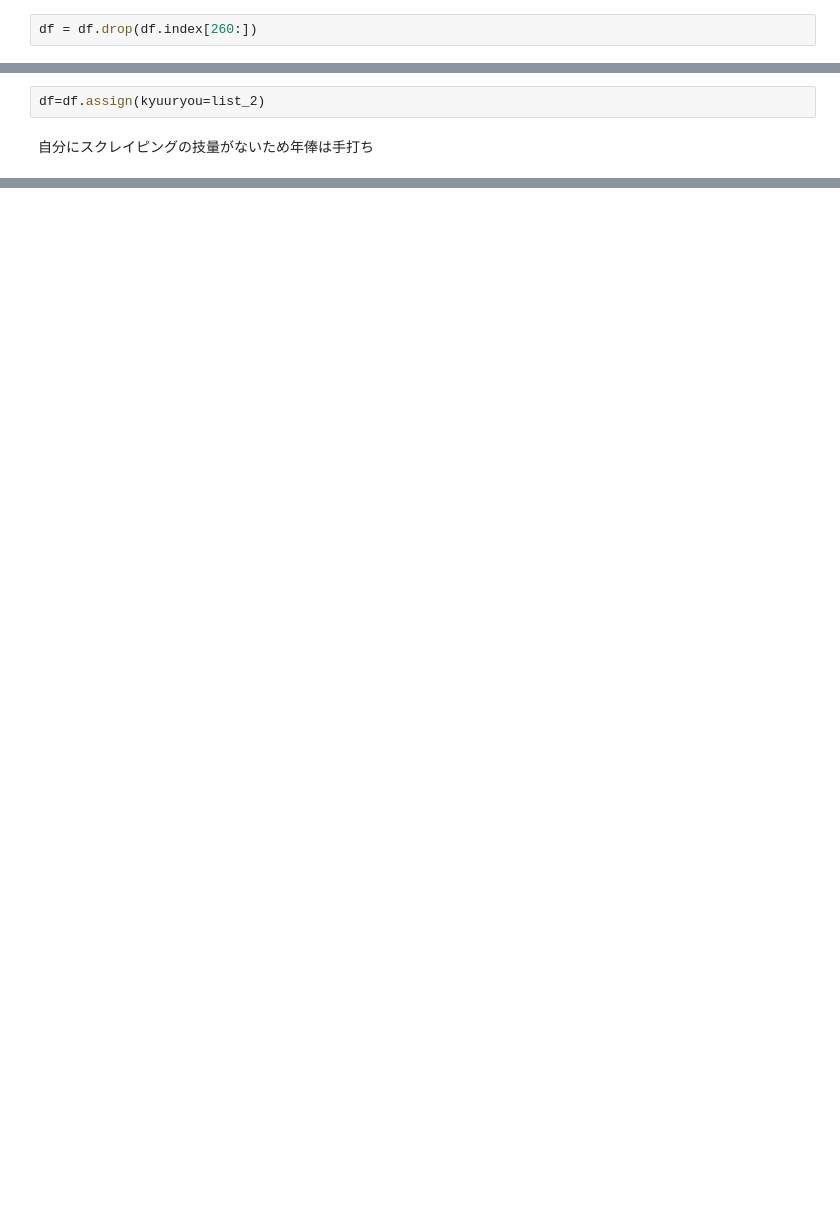
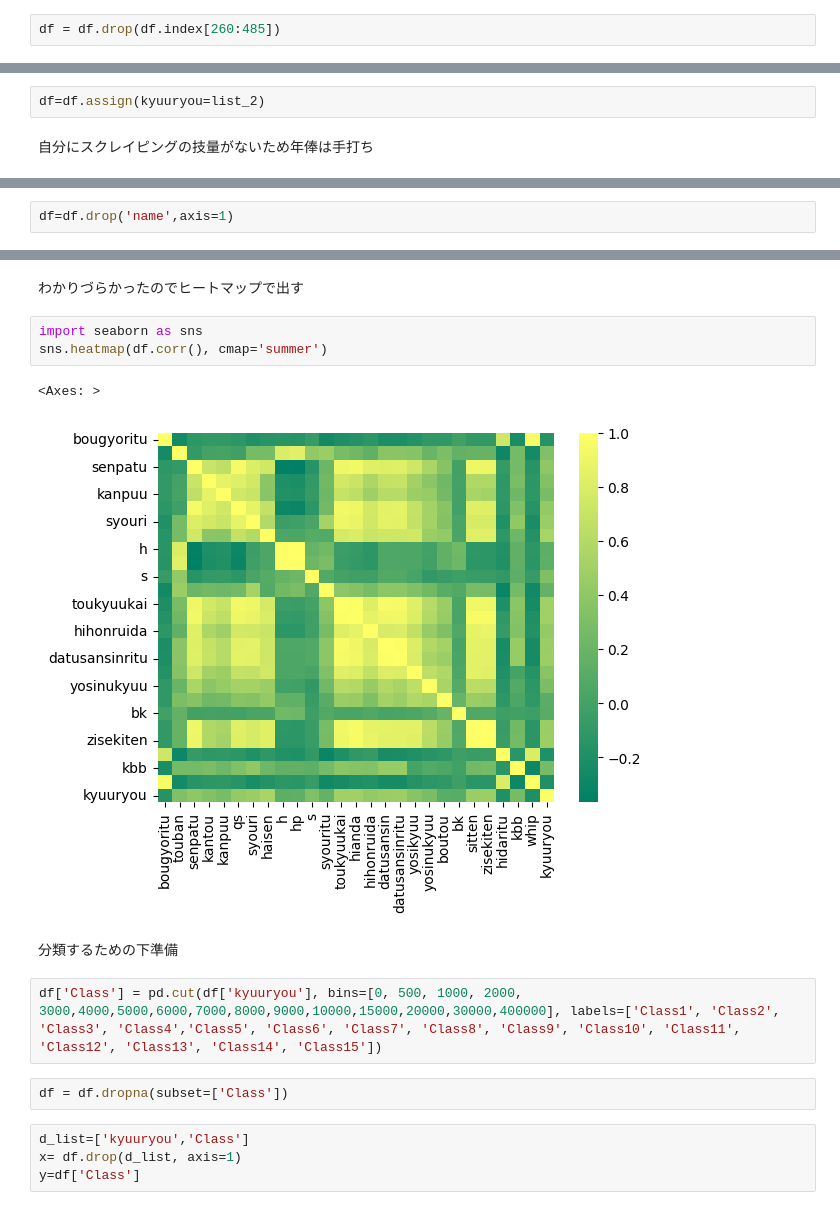
Before and after one commit to kurodaakito/msp_final, a Jupyter notebook: Untitled-1.ipynb, the cells around one changed output, grey strips where cells are left out. Drawn from its saved outputs; the diff is of its cells as text; blank space fills up the shorter version.

```diff
--- a/Untitled-1.ipynb
+++ b/Untitled-1.ipynb
@@ -143,7 +200,7 @@ pd.set_option('display.max_columns', 1000)
 # %% [markdown]
 パリーグとセリーグではdh制の採用有無という違いがあるため、パリーグを除く。
 # %%
-df = df.drop(df.index[260:])
+df = df.drop(df.index[260:485])
 # %% [markdown]
 海外からの選手は結果に変に影響してしまうと考え除外する
 # %%
@@ -185,0 +219,2 @@ print(df[['name', 'kyuuryou']])
+# %%
+df=df.drop('name',axis=1)
@@ -187,0 +243,18 @@ df
+# %% [markdown]
+わかりづらかったのでヒートマップで出す
+# %%
+import seaborn as sns
+sns.heatmap(df.corr(), cmap='summer')
+# %% [output]
+<Axes: >
+[figure, added]
+# %% [markdown]
+分類するための下準備
+# %%
+df['Class'] = pd.cut(df['kyuuryou'], bins=[0, 500, 1000, 2000, 3000,4000,5000,6000,7000,8000,9000,10000,15000,20000,30000,400000], labels=['Class1', 'Class2', 'Class3', 'Class4','Class5', 'Class6', 'Class7', 'Class8', 'Class9', 'Class10', 'Class11', 'Class12', 'Class13', 'Class14', 'Class15'])
+# %%
+df = df.dropna(subset=['Class'])
+# %%
+d_list=['kyuuryou','Class']
+x= df.drop(d_list, axis=1)
+y=df['Class']
```
Also changed, not shown: parts of 43 cells of this notebook, 1 other file.
